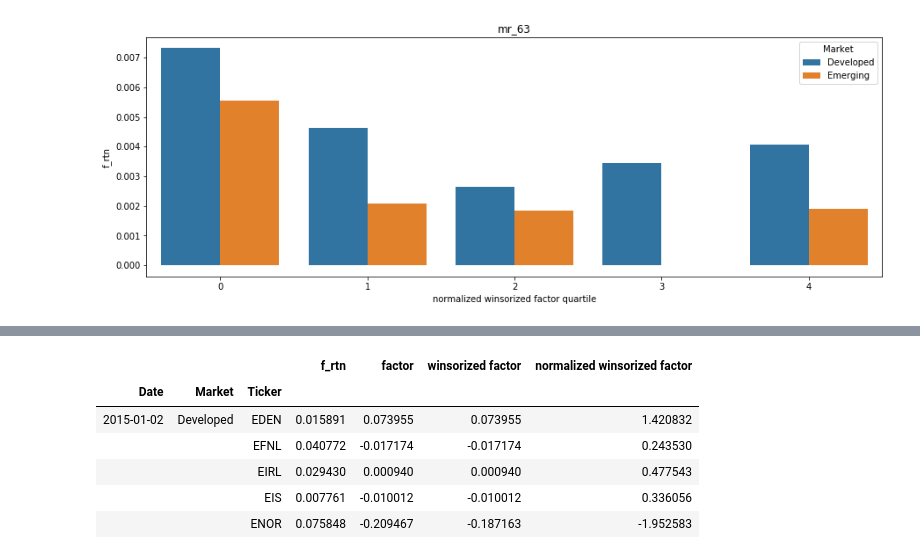
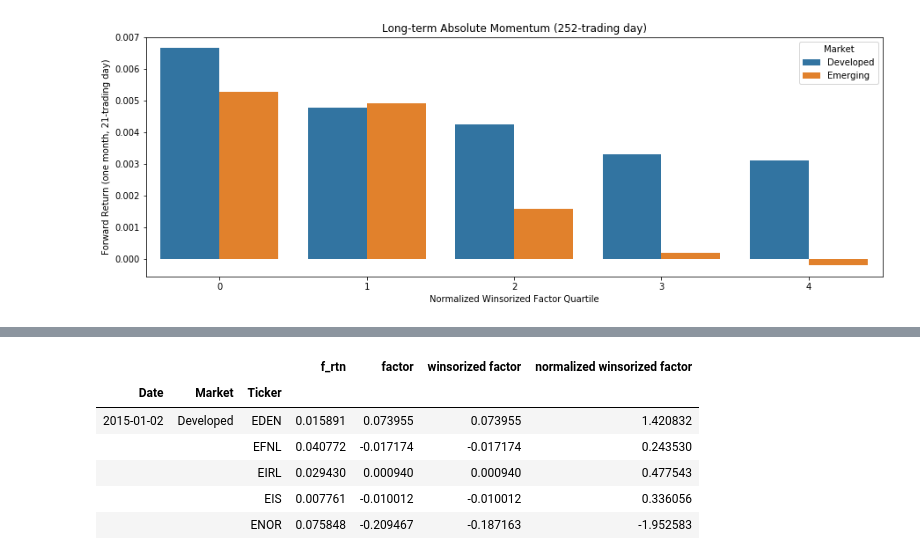
Before and after one commit to xlinGithub/Quantitative-Country-ETF-Trading-Strategy, a Jupyter notebook: factor analysis.ipynb, the cells around one changed output, grey strips where cells are left out. Saved outputs shown, nothing was run; the diff lists cells and outputs as text; code cells hidden in the pictures.

Commit message:
updated factor processing

```diff
--- a/factor analysis.ipynb
+++ b/factor analysis.ipynb
@@ -34,0 +34,3 @@ all_tickers
+# %%
+factor_description = pd.read_excel('factor description.xlsx', index_col='Short Name')
+factor_description
@@ -35,6 +56,8 @@ all_tickers
 # %%
 #specified factor and date
-factor_to_analyze = 'mr_63'
+factor_to_analyze = 'mom_252'
+description_factor_to_analyze = factor_description.loc[factor_to_analyze, 'Name']
+print(description_factor_to_analyze)
 start_date_train = '2015-01-01'
 end_date_train = '2018-12-31'
 start_date_test = '2019-01-01'
@@ -49,22 +72,22 @@ for file in os.listdir('forward return'):
     fr_df['Ticker'] = file[:-4]
     try:
         factor_df = pd.read_csv('factor data/'+factor_to_analyze+'/'+file[:-4]+'.csv', index_col='Date')
-        combined_df = fr_df.join(factor_df).rename({factor_to_analyze: 'factor'}, axis=1)
-        combined_df['factor'] = combined_df['factor'].fillna(method='ffill')
+        combined_df = fr_df.join(factor_df).rename({factor_to_analyze: 'Factor'}, axis=1)
+        combined_df['Factor'] = combined_df['Factor'].fillna(method='ffill')
         all_etf_combined_df = pd.concat([all_etf_combined_df, combined_df.dropna().reset_index()], axis=0, ignore_index=True)
     except:
         continue
+
 all_etf_combined_df = all_etf_combined_df.join(all_tickers.set_index('Ticker'), on='Ticker').dropna()
 all_etf_combined_df = all_etf_combined_df.sort_values(['Date', 'Market', 'Ticker']).set_index(['Date', 'Market', 'Ticker'])[start_date_train:end_date_train]
-
-all_etf_combined_df['winsorized factor'] = np.nan
-all_etf_combined_df['normalized winsorized factor'] = np.nan
-all_etf_combined_df['normalized winsorized factor quartile'] = 0
+all_etf_combined_df['Winsorized Factor'] = np.nan
+all_etf_combined_df['Normalized Winsorized Factor'] = np.nan
+all_etf_combined_df['Normalized Winsorized Factor Quartile'] = -1
 
 #combine all factors
 for date in all_etf_combined_df.index.get_level_values(0).unique():
     for market in ['Developed', 'Emerging']:
         n_etf = all_etf_combined_df.loc[date].loc[market].shape[0]
-        all_etf_combined_df.loc[date].loc[market]['winsorized factor'] = winsorize(all_etf_combined_df.loc[date].loc[market]['factor'], limits=1/n_etf*2)
-        all_etf_combined_df.loc[date].loc[market]['normalized winsorized factor'] = zscore(all_etf_combined_df.loc[date].loc[market]['winsorized factor'])
-        all_etf_combined_df.loc[date].loc[market]['normalized winsorized factor quartile'] = pd.qcut(all_etf_combined_df.loc[date].loc[market]['normalized winsorized factor'], 5, labels=False)
+        all_etf_combined_df.loc[date].loc[market]['Winsorized Factor'] = winsorize(all_etf_combined_df.loc[date].loc[market]['Factor'], limits=1/n_etf*2)
+        all_etf_combined_df.loc[date].loc[market]['Normalized Winsorized Factor'] = zscore(all_etf_combined_df.loc[date].loc[market]['Winsorized Factor'])
+        all_etf_combined_df.loc[date].loc[market]['Normalized Winsorized Factor Quartile'] = pd.qcut(all_etf_combined_df.loc[date].loc[market]['Normalized Winsorized Factor'], 5, labels=False)
@@ -71,9 +115,14 @@ for date in all_etf_combined_df.index.get_level_values(0).unique():
 # %%
 #factor quantile study by developed and emerging market
-summary_df = all_etf_combined_df.reset_index().groupby(['Market', 'normalized winsorized factor quartile']).mean()[['f_rtn']]
+summary_df = all_etf_combined_df.reset_index().groupby(['Market', 'Normalized Winsorized Factor Quartile']).mean()[['f_rtn']]
 plt.figure(figsize=(15, 5))
-sns.barplot(x='normalized winsorized factor quartile', y='f_rtn', hue='Market', data=summary_df.reset_index())
-plt.title(factor_to_analyze)
+sns.barplot(x='Normalized Winsorized Factor Quartile',
+            y='Forward Return (one month, 21-trading day)',
+            hue='Market',
+            data=summary_df.reset_index().rename(factor_description['Name'].to_dict(), axis=1))
+plt.title(description_factor_to_analyze)
+plt.savefig('factor analysis results/'+factor_to_analyze+'.png')
 plt.show()
+summary_df.rename(factor_description['Name'].to_dict(), axis=1).T.to_excel('factor analysis results/'+factor_to_analyze+'.xlsx')
 # %% [output]
-[figure, old version]
+[figure, new version]
```
Also changed, not shown: parts of 6 cells of this notebook, 9 other files.
